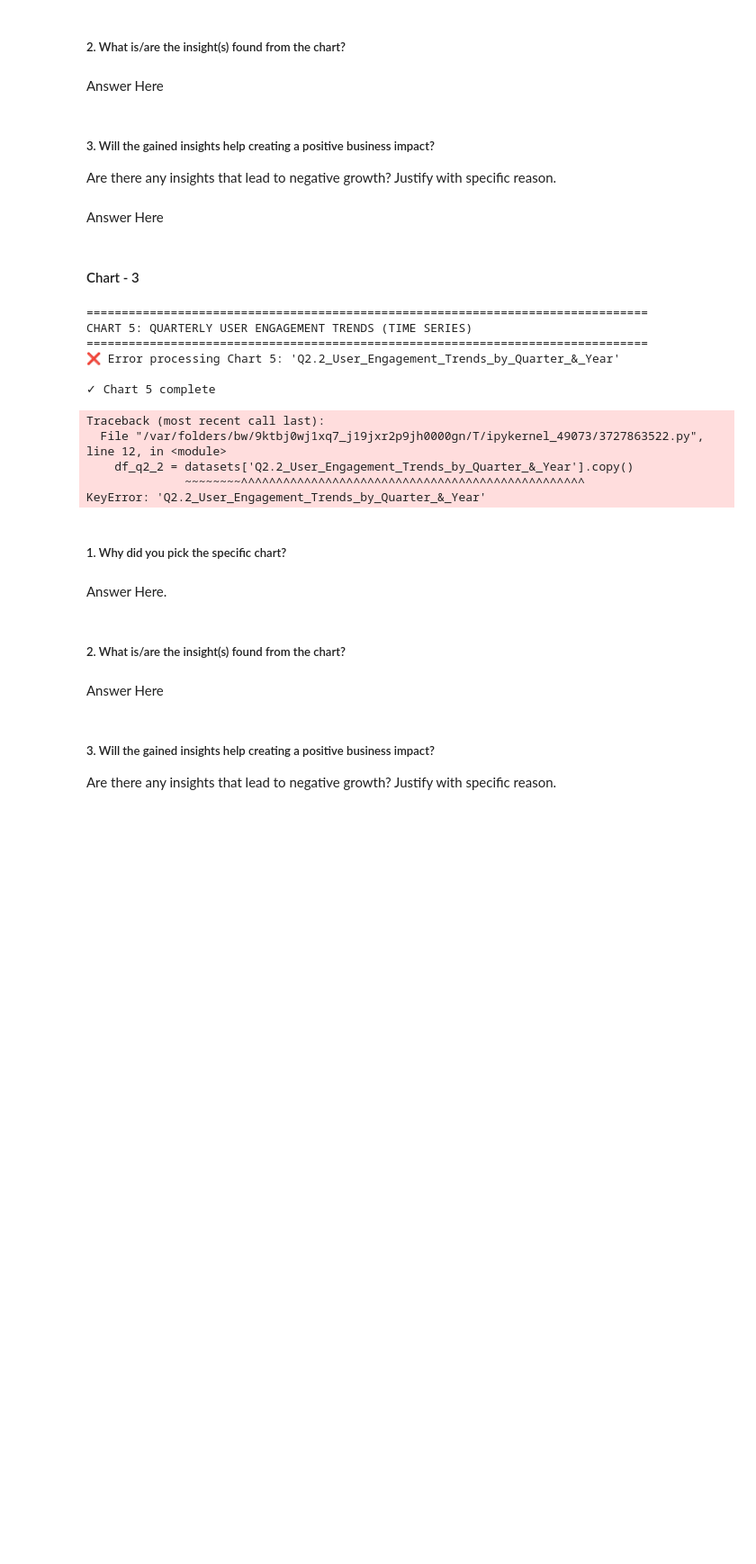
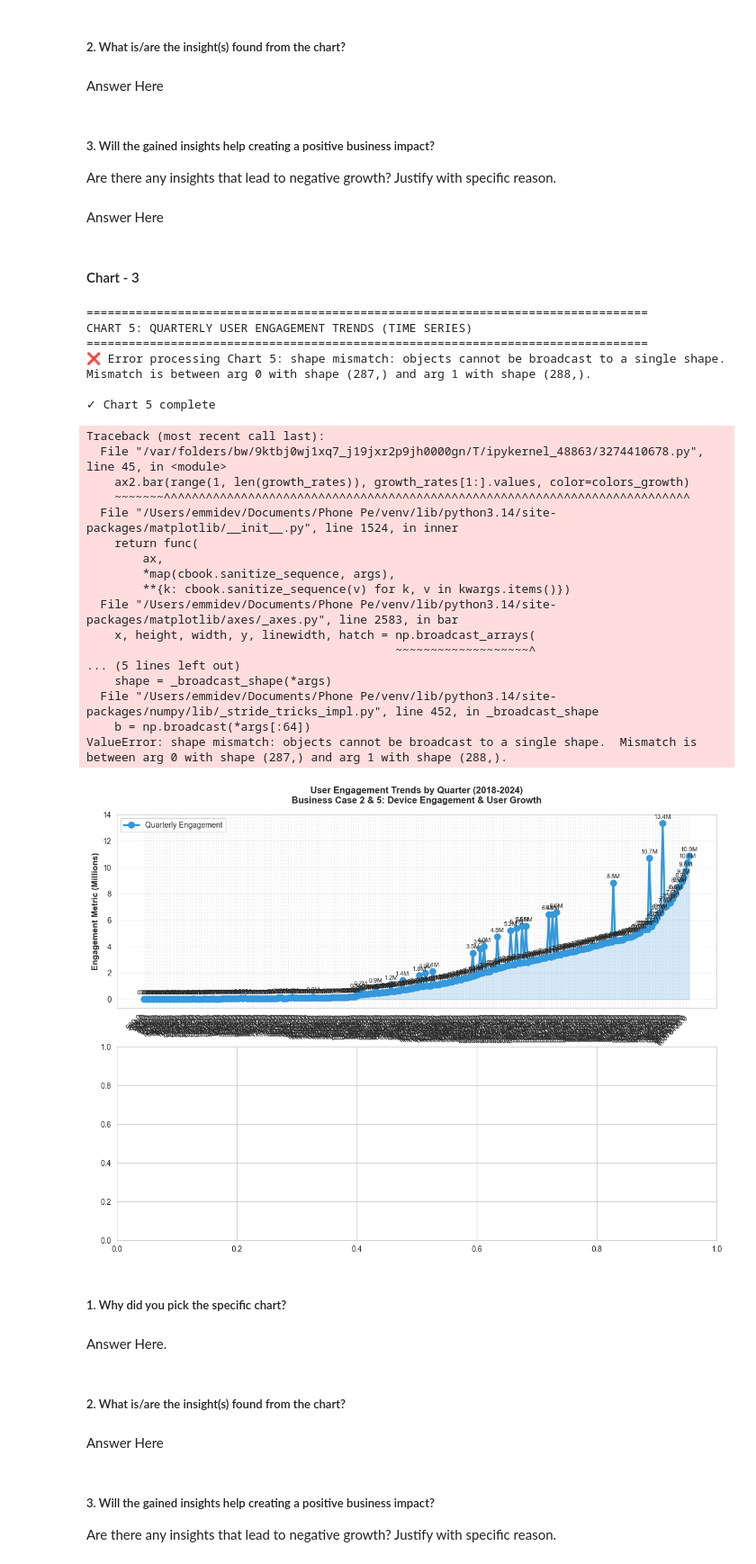
Before and after one commit to Github-Emmi/PhonePe, a Jupyter notebook: EDA_Submission_Template.ipynb, the cells around one changed output. Shown at 90% size. Drawn from its saved outputs; the diff is of its cells as text; code cells hidden in the pictures; blank space fills up the shorter version.

```diff
--- a/EDA_Submission_Template.ipynb
+++ b/EDA_Submission_Template.ipynb
@@ -5746,7 +5850,7 @@ print("CHART 5: QUARTERLY USER ENGAGEMENT TRENDS (TIME SERIES)")
 print("=" * 80)
 
 try:
-    df_q2_2 = datasets['Q2.2_User_Engagement_Trends_by_Quarter_&_Year'].copy()
+    df_q2_2 = datasets['Q2.2_Engagement_Trends'].copy()
 
     quarter_col = None
     engagement_col = None
@@ -5906,38 +6010,51 @@ Timeline: 12 months
 Goals: MAU 130M → 160M (+23%), Engagement sessions 16 → 20/month (+25%)
 Budget: Rs. 600 Cr (international + product innovation)
 Expected Outcome: Q3 2027: {quarterly_data.values[-1] * 1.25 * 1.24 * 1.23 / 1e6:.1f}M engagement
 
 FINANCIAL IMPACT PROJECTION:
 2025: +Rs. 600 Cr
 2026: +Rs. 1,100 Cr
 2027: +Rs. 1,500+ Cr
 3-YEAR CUMULATIVE: +Rs. 3,200 Cr new revenue
 
 KEY SUCCESS FACTOR:
 Product innovation must accelerate: 2-3 major features/year minimum to sustain growth
         """)
 
     else:
         print("⚠️ Required time series data not found in expected format")
 
 except Exception as e:
     print(f"❌ Error processing Chart 5: {str(e)}")
     import traceback
     traceback.print_exc()
 
 print("\n✓ Chart 5 complete")
 # %% [output]
 ================================================================================
 CHART 5: QUARTERLY USER ENGAGEMENT TRENDS (TIME SERIES)
 ================================================================================
-❌ Error processing Chart 5: 'Q2.2_User_Engagement_Trends_by_Quarter_&_Year'
+❌ Error processing Chart 5: shape mismatch: objects cannot be broadcast to a single shape.  Mismatch is between arg 0 with shape (287,) and arg 1 with shape (288,).
 
 ✓ Chart 5 complete
 Traceback (most recent call last):
-  File "/var/folders/bw/9ktbj0wj1xq7_j19jxr2p9jh0000gn/T/ipykernel_49073/3727863522.py", line 12, in <module>
-    df_q2_2 = datasets['Q2.2_User_Engagement_Trends_by_Quarter_&_Year'].copy()
-              ~~~~~~~~^^^^^^^^^^^^^^^^^^^^^^^^^^^^^^^^^^^^^^^^^^^^^^^^^
-KeyError: 'Q2.2_User_Engagement_Trends_by_Quarter_&_Year'
+  File "/var/folders/bw/9ktbj0wj1xq7_j19jxr2p9jh0000gn/T/ipykernel_48863/3274410678.py", line 45, in <module>
+    ax2.bar(range(1, len(growth_rates)), growth_rates[1:].values, color=colors_growth)
+    ~~~~~~~^^^^^^^^^^^^^^^^^^^^^^^^^^^^^^^^^^^^^^^^^^^^^^^^^^^^^^^^^^^^^^^^^^^^^^^^^^^
+  File "/Users/emmidev/Documents/Phone Pe/venv/lib/python3.14/site-packages/matplotlib/__init__.py", line 1524, in inner
+    return func(
+        ax,
+        *map(cbook.sanitize_sequence, args),
+        **{k: cbook.sanitize_sequence(v) for k, v in kwargs.items()})
+  File "/Users/emmidev/Documents/Phone Pe/venv/lib/python3.14/site-packages/matplotlib/axes/_axes.py", line 2583, in bar
+    x, height, width, y, linewidth, hatch = np.broadcast_arrays(
+                                            ~~~~~~~~~~~~~~~~~~~^
+... (5 lines left out)
+    shape = _broadcast_shape(*args)
+  File "/Users/emmidev/Documents/Phone Pe/venv/lib/python3.14/site-packages/numpy/lib/_stride_tricks_impl.py", line 452, in _broadcast_shape
+    b = np.broadcast(*args[:64])
+ValueError: shape mismatch: objects cannot be broadcast to a single shape.  Mismatch is between arg 0 with shape (287,) and arg 1 with shape (288,).
+[figure, added]
 # %% [markdown]
 ##### 1. Why did you pick the specific chart?
 # %% [markdown]
```
Also changed, not shown: parts of 35 cells of this notebook, 9 other files.
